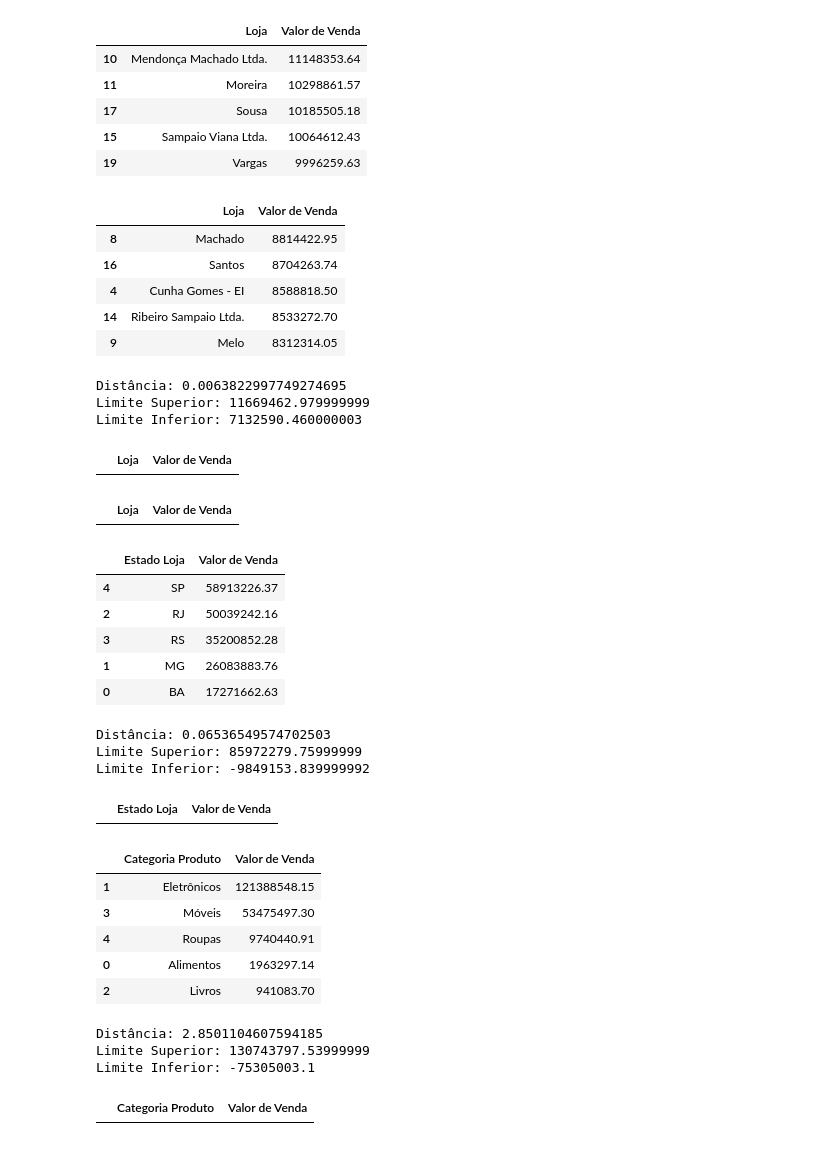
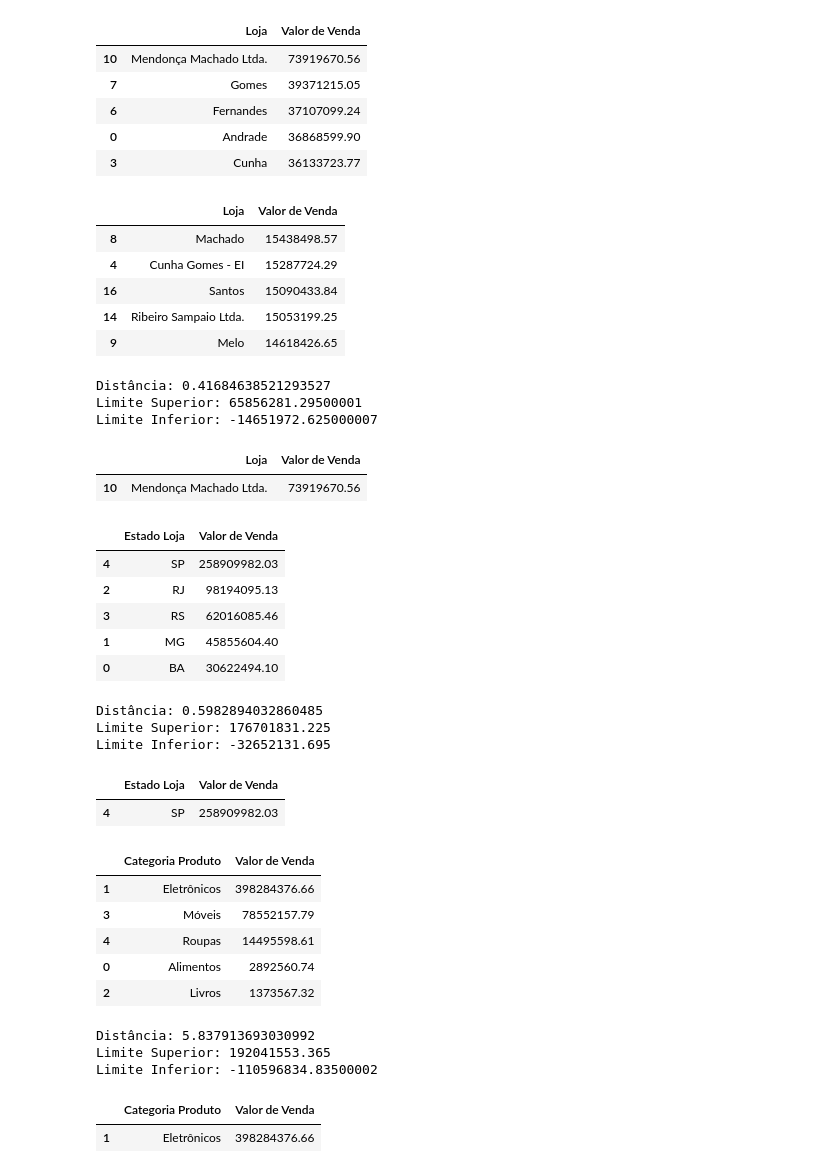
Before and after one commit to isampaio92/senac-dados, a Jupyter notebook: caramelo_store/jupyter/caramelo.ipynb, the cells around one changed output. Cells and saved outputs as stored; diff of their text form; code cells hidden in the pictures.

Commit message:
atualização da base de dados e outliers

```diff
--- a/caramelo_store/jupyter/caramelo.ipynb
+++ b/caramelo_store/jupyter/caramelo.ipynb
@@ -50,7 +50,7 @@ def mostrar_dist_lim(dist, lim):
     print(f'Limite Superior: {lim[0]}')
     print(f'Limite Inferior: {lim[1]}')
 # %%
-dados = '../csv/CARAMELO.csv'
+dados = '../csv/CARAMELO2.csv'
 df = pd.read_csv(dados, sep=';')
 df.head()
 # %% [output]
@@ -75,87 +75,85 @@ df_venda_loja = agrupar_soma(df, 'Loja')
 df_venda_loja.head()
 # %% [output]
 |  | Loja | Valor de Venda |
-| 10 | Mendonça Machado Ltda. | 11148353.64 |
-| 11 | Moreira | 10298861.57 |
-| 17 | Sousa | 10185505.18 |
-| 15 | Sampaio Viana Ltda. | 10064612.43 |
-| 19 | Vargas | 9996259.63 |
+| 10 | Mendonça Machado Ltda. | 73919670.56 |
+| 7 | Gomes | 39371215.05 |
+| 6 | Fernandes | 37107099.24 |
+| 0 | Andrade | 36868599.90 |
+| 3 | Cunha | 36133723.77 |
 # %%
 df_venda_loja.tail()
 # %% [output]
 |  | Loja | Valor de Venda |
-| 8 | Machado | 8814422.95 |
-| 16 | Santos | 8704263.74 |
-| 4 | Cunha Gomes - EI | 8588818.50 |
-| 14 | Ribeiro Sampaio Ltda. | 8533272.70 |
-| 9 | Melo | 8312314.05 |
+| 8 | Machado | 15438498.57 |
+| 4 | Cunha Gomes - EI | 15287724.29 |
+| 16 | Santos | 15090433.84 |
+| 14 | Ribeiro Sampaio Ltda. | 15053199.25 |
+| 9 | Melo | 14618426.65 |
 # %%
 dist_venda_loja = calcular_distancia(df_venda_loja)
 lim_venda_loja = calcular_limites(df_venda_loja)
 
 mostrar_dist_lim(dist_venda_loja, lim_venda_loja)
 # %% [output]
-Distância: 0.0063822997749274695
-Limite Superior: 11669462.979999999
-Limite Inferior: 7132590.460000003
+Distância: 0.41684638521293527
+Limite Superior: 65856281.29500001
+Limite Inferior: -14651972.625000007
 # %%
-outliers_sup_venda_loja = aplicar_loc(df_venda_loja, 'Valor de Venda', lim_venda_loja[0], '>')
-outliers_sup_venda_loja
+outliers_venda_loja = aplicar_loc(df_venda_loja, 'Valor de Venda', lim_venda_loja[0], '>')
+outliers_venda_loja
 # %% [output]
 |  | Loja | Valor de Venda |
+| 10 | Mendonça Machado Ltda. | 73919670.56 |
-# %%
-outliers_inf_venda_loja = aplicar_loc(df_venda_loja, 'Valor de Venda', lim_venda_loja[1], '<')
-outliers_inf_venda_loja
-# %% [output]
-|  | Loja | Valor de Venda |
 # %%
 df_venda_uf = agrupar_soma(df, 'Estado Loja')
 df_venda_uf
 # %% [output]
 |  | Estado Loja | Valor de Venda |
-| 4 | SP | 58913226.37 |
-| 2 | RJ | 50039242.16 |
-| 3 | RS | 35200852.28 |
-| 1 | MG | 26083883.76 |
-| 0 | BA | 17271662.63 |
+| 4 | SP | 258909982.03 |
+| 2 | RJ | 98194095.13 |
+| 3 | RS | 62016085.46 |
+| 1 | MG | 45855604.40 |
+| 0 | BA | 30622494.10 |
 # %%
 dist_venda_uf = calcular_distancia(df_venda_uf)
 lim_venda_uf = calcular_limites(df_venda_uf)
 
 mostrar_dist_lim(dist_venda_uf, lim_venda_uf)
 # %% [output]
-Distância: 0.06536549574702503
-Limite Superior: 85972279.75999999
-Limite Inferior: -9849153.839999992
+Distância: 0.5982894032860485
+Limite Superior: 176701831.225
+Limite Inferior: -32652131.695
 # %%
 outliers_venda_uf = aplicar_loc(df_venda_uf, 'Valor de Venda', lim_venda_uf[0], '>')
 outliers_venda_uf
 # %% [output]
 |  | Estado Loja | Valor de Venda |
+| 4 | SP | 258909982.03 |
 # %%
 df_venda_cat_prod = agrupar_soma(df, 'Categoria Produto')
 df_venda_cat_prod
 # %% [output]
 |  | Categoria Produto | Valor de Venda |
-| 1 | Eletrônicos | 121388548.15 |
-| 3 | Móveis | 53475497.30 |
-| 4 | Roupas | 9740440.91 |
-| 0 | Alimentos | 1963297.14 |
-| 2 | Livros | 941083.70 |
+| 1 | Eletrônicos | 398284376.66 |
+| 3 | Móveis | 78552157.79 |
+| 4 | Roupas | 14495598.61 |
+| 0 | Alimentos | 2892560.74 |
+| 2 | Livros | 1373567.32 |
 # %%
 dist_venda_cat_prod = calcular_distancia(df_venda_cat_prod)
 lim_venda_cat_prod = calcular_limites(df_venda_cat_prod)
 
 mostrar_dist_lim(dist_venda_cat_prod, lim_venda_cat_prod)
 # %% [output]
-Distância: 2.8501104607594185
-Limite Superior: 130743797.53999999
-Limite Inferior: -75305003.1
+Distância: 5.837913693030992
+Limite Superior: 192041553.365
+Limite Inferior: -110596834.83500002
 # %%
 outliers_venda_cat_prod = aplicar_loc(df_venda_cat_prod, 'Valor de Venda', lim_venda_cat_prod[0], '>')
 outliers_venda_cat_prod
 # %% [output]
 |  | Categoria Produto | Valor de Venda |
+| 1 | Eletrônicos | 398284376.66 |
 # %%
 df_venda_prod = agrupar_soma(df, 'Produto')
 df_venda_prod.head()
```
Also changed, not shown: parts of 5 cells of this notebook.
